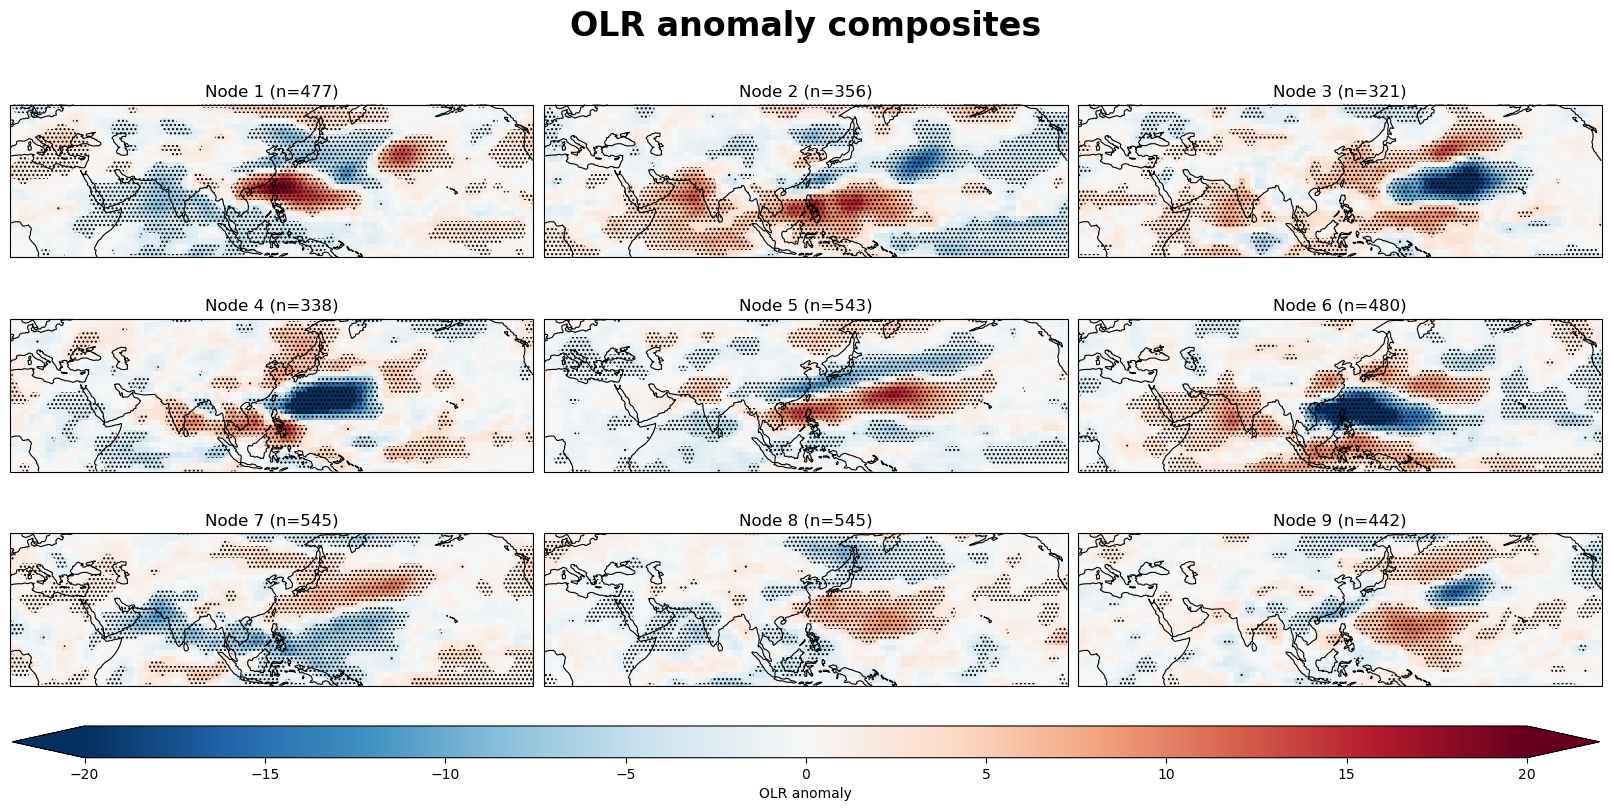
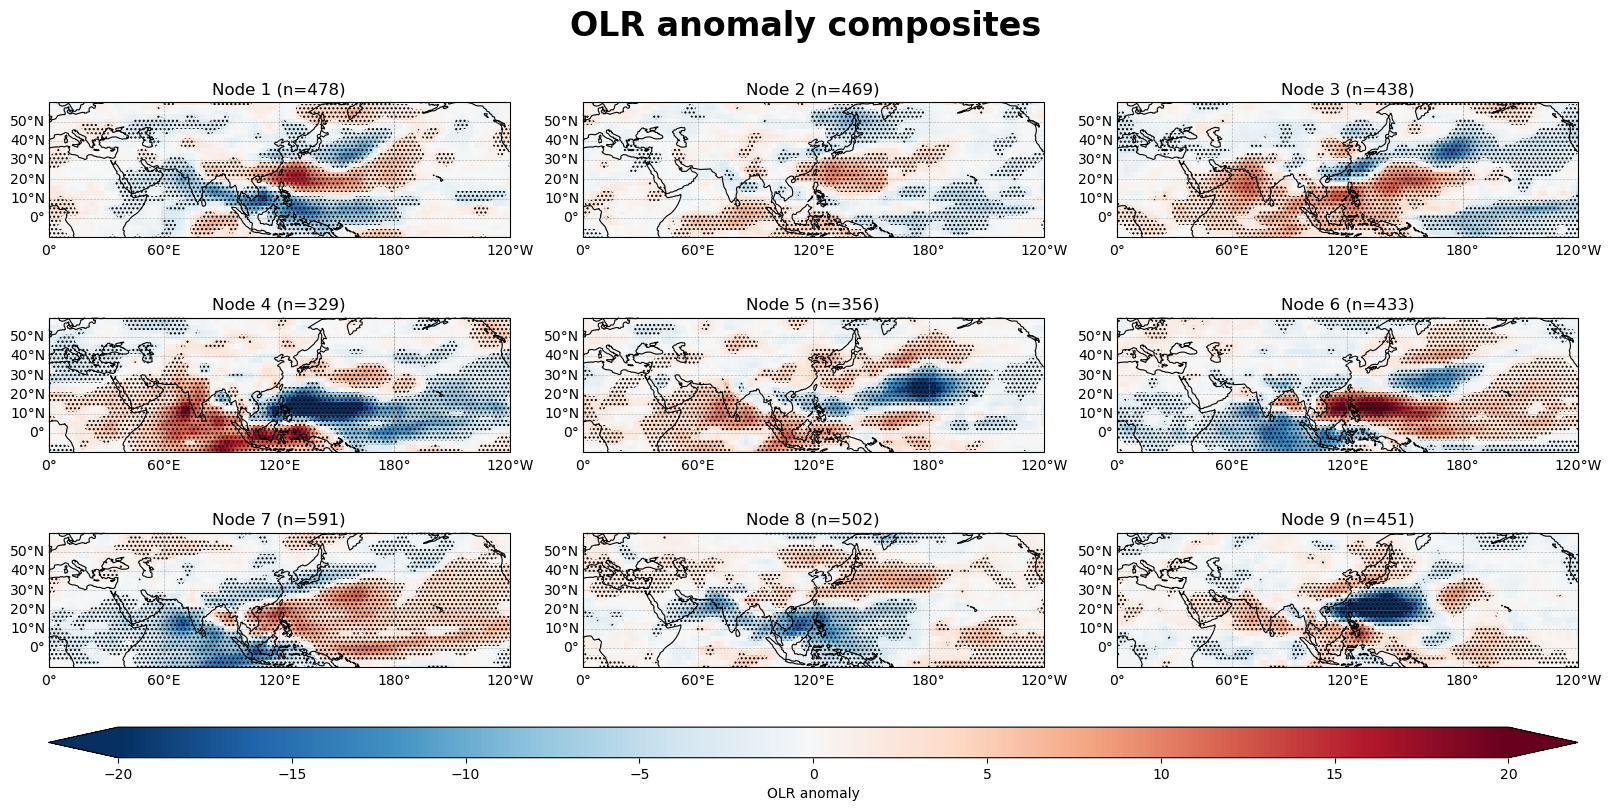
The change to this notebook cell's code, shown as a diff; its figure went from the first image to the second:
--- before
+++ after
@@ -39,4 +39,7 @@
 
     ax.coastlines(linewidth=0.8)
+    gl = ax.gridlines(draw_labels=True, linewidth=0.5, color="gray", alpha=0.5, linestyle="--")
+    gl.top_labels = False
+    gl.right_labels = False
     ax.set_title(f"Node {i} (n={int(np.nanmax(n.sel(node=i).values))})")
 

Commit: Refactor SOM analysis in run_kohonen.R and add render_occurrence_timeseries.R script